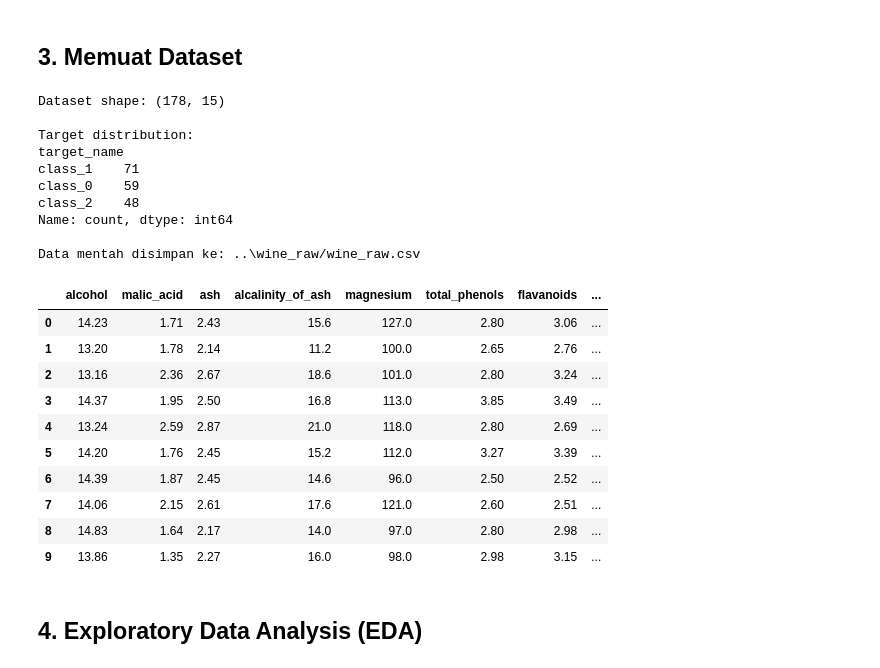
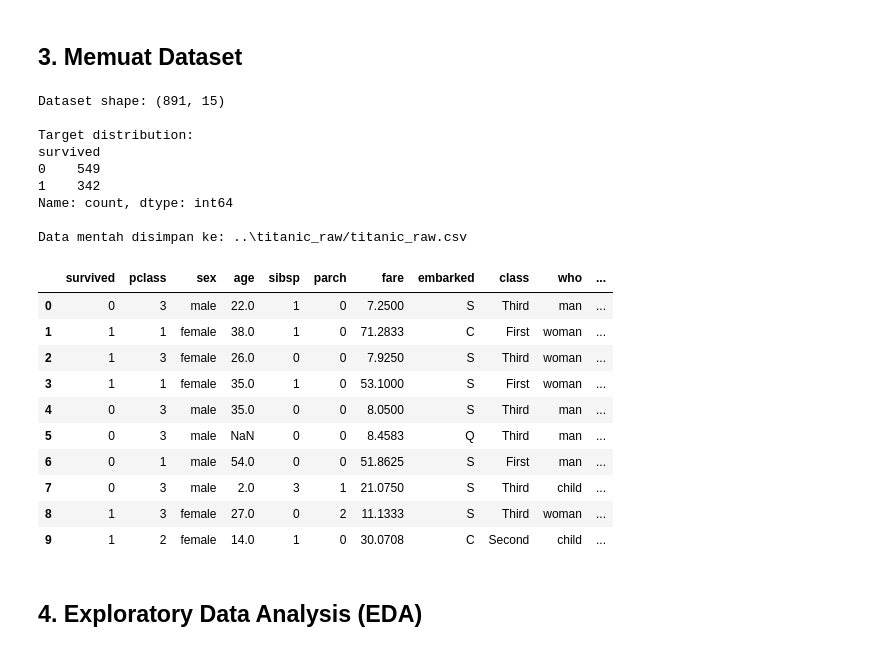
Before and after one commit to Fyodor-DOs/Eksperimen_SML_Fathir, a Jupyter notebook: preprocessing/Eksperimen_Fathir.ipynb, the cells around one changed output. Cells and saved outputs as stored; diff of their text form; code cells hidden in the pictures.

```diff
--- a/preprocessing/Eksperimen_Fathir.ipynb
+++ b/preprocessing/Eksperimen_Fathir.ipynb
@@ -48,48 +30,36 @@ Library berhasil di-import!
 # %% [markdown]
 ## 3. Memuat Dataset
 # %%
-# Load Wine dataset dari sklearn
-wine = load_wine()
-df = pd.DataFrame(wine.data, columns=wine.feature_names)
-df['target'] = wine.target
-
-# Mapping target ke nama kelas
-target_names = {0: 'class_0', 1: 'class_1', 2: 'class_2'}
-df['target_name'] = df['target'].map(target_names)
-
+df = sns.load_dataset('titanic')
 print(f'Dataset shape: {df.shape}')
 print(f'\nTarget distribution:')
-print(df['target_name'].value_counts())
-
-# Simpan data mentah
-raw_dir = os.path.join('..', 'wine_raw')
+print(df['survived'].value_counts())
+raw_dir = os.path.join('..', 'titanic_raw')
 os.makedirs(raw_dir, exist_ok=True)
-df.to_csv(os.path.join(raw_dir, 'wine_raw.csv'), index=False)
-print(f'\nData mentah disimpan ke: {raw_dir}/wine_raw.csv')
-
+df.to_csv(os.path.join(raw_dir, 'titanic_raw.csv'), index=False)
+print(f'\nData mentah disimpan ke: {raw_dir}/titanic_raw.csv')
 df.head(10)
 # %% [output]
-Dataset shape: (178, 15)
+Dataset shape: (891, 15)
 
 Target distribution:
-target_name
-class_1    71
-class_0    59
-class_2    48
+survived
+0    549
+1    342
 Name: count, dtype: int64
 
-Data mentah disimpan ke: ..\wine_raw/wine_raw.csv
+Data mentah disimpan ke: ..\titanic_raw/titanic_raw.csv
-|  | alcohol | malic_acid | ash | alcalinity_of_ash | magnesium | total_phenols | flavanoids | ... |
-| 0 | 14.23 | 1.71 | 2.43 | 15.6 | 127.0 | 2.80 | 3.06 | ... |
-| 1 | 13.20 | 1.78 | 2.14 | 11.2 | 100.0 | 2.65 | 2.76 | ... |
-| 2 | 13.16 | 2.36 | 2.67 | 18.6 | 101.0 | 2.80 | 3.24 | ... |
-| 3 | 14.37 | 1.95 | 2.50 | 16.8 | 113.0 | 3.85 | 3.49 | ... |
-| 4 | 13.24 | 2.59 | 2.87 | 21.0 | 118.0 | 2.80 | 2.69 | ... |
-| 5 | 14.20 | 1.76 | 2.45 | 15.2 | 112.0 | 3.27 | 3.39 | ... |
-| 6 | 14.39 | 1.87 | 2.45 | 14.6 | 96.0 | 2.50 | 2.52 | ... |
-| 7 | 14.06 | 2.15 | 2.61 | 17.6 | 121.0 | 2.60 | 2.51 | ... |
-| 8 | 14.83 | 1.64 | 2.17 | 14.0 | 97.0 | 2.80 | 2.98 | ... |
-| 9 | 13.86 | 1.35 | 2.27 | 16.0 | 98.0 | 2.98 | 3.15 | ... |
+|  | survived | pclass | sex | age | sibsp | parch | fare | embarked | class | who | ... |
+| 0 | 0 | 3 | male | 22.0 | 1 | 0 | 7.2500 | S | Third | man | ... |
+| 1 | 1 | 1 | female | 38.0 | 1 | 0 | 71.2833 | C | First | woman | ... |
+| 2 | 1 | 3 | female | 26.0 | 0 | 0 | 7.9250 | S | Third | woman | ... |
+| 3 | 1 | 1 | female | 35.0 | 1 | 0 | 53.1000 | S | First | woman | ... |
+| 4 | 0 | 3 | male | 35.0 | 0 | 0 | 8.0500 | S | Third | man | ... |
+| 5 | 0 | 3 | male | NaN | 0 | 0 | 8.4583 | Q | Third | man | ... |
+| 6 | 0 | 1 | male | 54.0 | 0 | 0 | 51.8625 | S | First | man | ... |
+| 7 | 0 | 3 | male | 2.0 | 3 | 1 | 21.0750 | S | Third | child | ... |
+| 8 | 1 | 3 | female | 27.0 | 0 | 2 | 11.1333 | S | Third | woman | ... |
+| 9 | 1 | 2 | female | 14.0 | 1 | 0 | 30.0708 | C | Second | child | ... |
 # %% [markdown]
 ## 4. Exploratory Data Analysis (EDA)
 # %%
```
Also changed, not shown: parts of 24 cells of this notebook, 4 other files.
